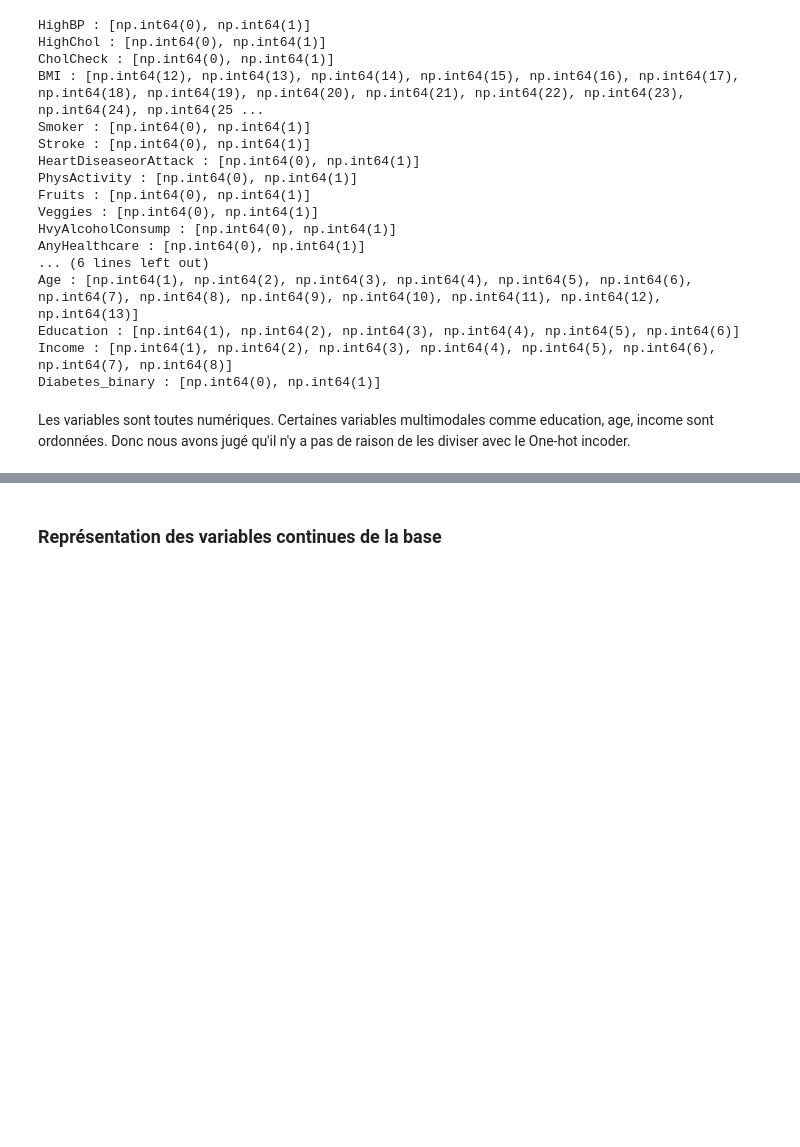
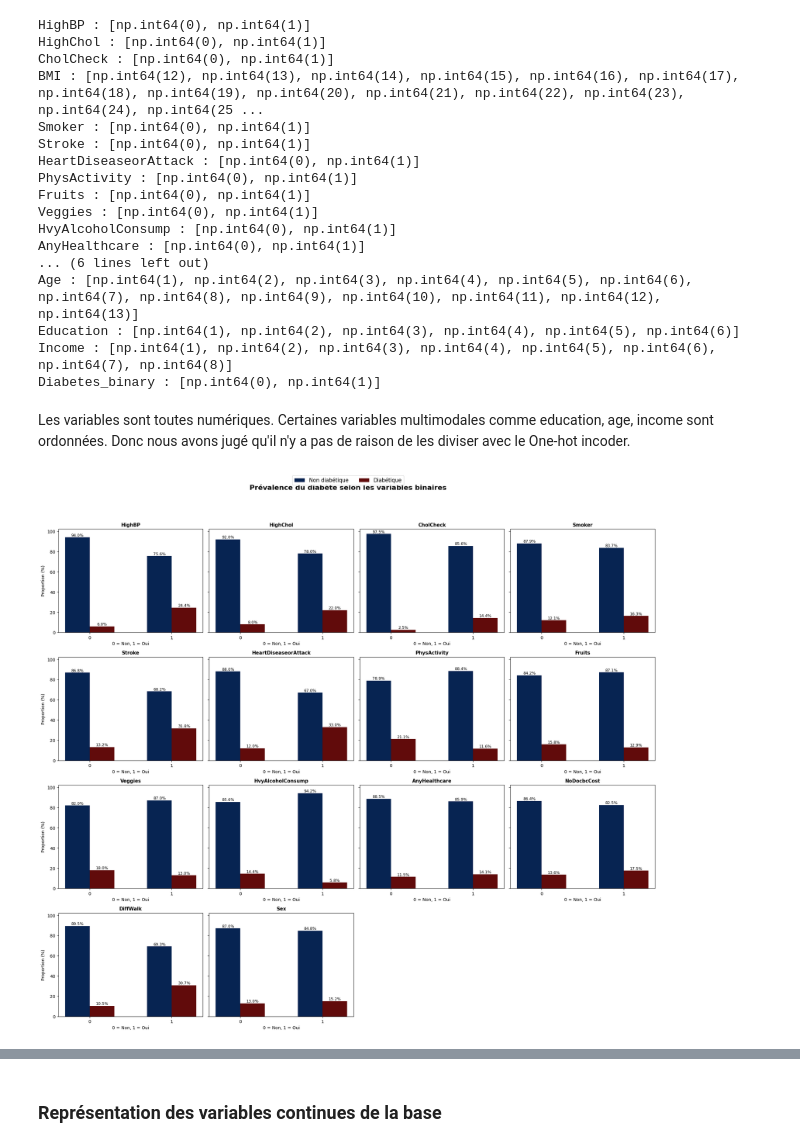
Before and after one commit to DomNoutsGit/Applied-Statistical-Learning-Projet-, a Jupyter notebook: ASL.ipynb, the cells around one changed output, grey strips where cells are left out. Drawn from its saved outputs; the diff is of its cells as text; code cells hidden in the pictures; blank space fills up the shorter version.

```diff
--- a/ASL.ipynb
+++ b/ASL.ipynb
@@ -263,3 +291,93 @@ Income : [np.int64(1), np.int64(2), np.int64(3), np.int64(4), np.int64(5), np.in
 Diabetes_binary : [np.int64(0), np.int64(1)]
 # %% [markdown]
 Les variables sont toutes numériques. Certaines variables multimodales comme education, age, income sont ordonnées. Donc nous avons jugé qu'il n'y a pas de raison de les diviser avec le One-hot incoder.
+# %%
+binary = [
+    "HighBP",
+    "HighChol",
+    "CholCheck",
+    "Smoker",
+    "Stroke",
+    "HeartDiseaseorAttack",
+    "PhysActivity",
+    "Fruits",
+    "Veggies",
+    "HvyAlcoholConsump",
+    "AnyHealthcare",
+    "NoDocbcCost",
+    "DiffWalk",
+    "Sex"
+]
+# %%
+import math
+import matplotlib.pyplot as plt
+import numpy as np
+import pandas as pd
+
+n_vars = len(binary)
+n_cols = 4
+n_rows = math.ceil(n_vars / n_cols)
+
+fig, axes = plt.subplots(
+    n_rows, n_cols,
+    figsize=(20, 4.5 * n_rows),
+    sharey=True
+)
+
+axes = axes.flatten()
+
+bar_width = 0.30          # ← largeur des barres (plus petit = plus fin)
+x = np.arange(2)          # positions 0 et 1
+
+for i, var in enumerate(binary):
+    crosstab_pct = pd.crosstab(
+        df[var],
+        df["Diabetes_binary"],
+        normalize="index"
+    ) * 100
+
+    ax = axes[i]
+
+    # Barres rapprochées
+    ax.bar(x - bar_width/2, crosstab_pct[0], width=bar_width,
+           color="#072452", label="Non diabétique")
+    ax.bar(x + bar_width/2, crosstab_pct[1], width=bar_width,
+           color="#610B0B", label="Diabétique")
+
+    # Ajout des pourcentages
+    for j in range(2):
+        ax.text(x[j] - bar_width/2, crosstab_pct.iloc[j, 0] + 1,
+                f"{crosstab_pct.iloc[j, 0]:.1f}%", ha='center', fontsize=9)
+        ax.text(x[j] + bar_width/2, crosstab_pct.iloc[j, 1] + 1,
+                f"{crosstab_pct.iloc[j, 1]:.1f}%", ha='center', fontsize=9)
+
+    ax.set_title(var, fontsize=11, fontweight="bold")
+    ax.set_xticks(x)
+    ax.set_xticklabels(["0", "1"])
+    ax.set_xlabel("0 = Non, 1 = Oui")
+
+    if i % n_cols == 0:
+        ax.set_ylabel("Proportion (%)")
+
+# Supprimer les axes inutilisés
+for j in range(i + 1, len(axes)):
+    fig.delaxes(axes[j])
+
+# Légende globale
+fig.legend(
+    ["Non diabétique", "Diabétique"],
+    loc="upper center",
+    ncol=2,
+    fontsize=12
+)
+
+fig.suptitle(
+    "Prévalence du diabète selon les variables binaires",
+    fontsize=16,
+    fontweight="bold"
+)
+
+plt.tight_layout(rect=[0, 0, 1, 0.94])
+plt.show()
+# %% [output]
+[figure, added]
```
Also changed, not shown: parts of 9 cells of this notebook, 5 other files.
